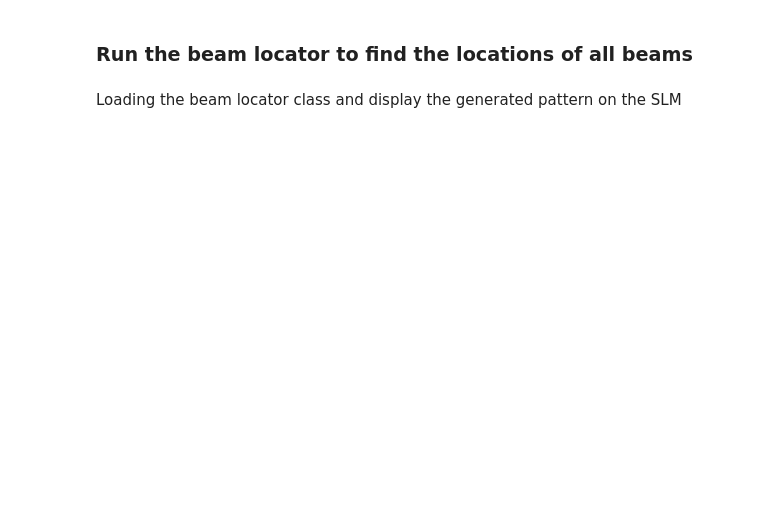
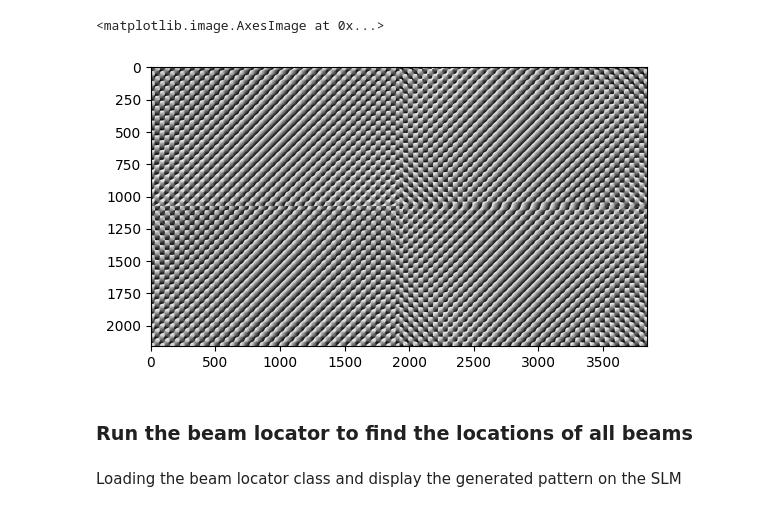
Before and after one commit to AndersonXu99/AONN, a Jupyter notebook: SLM Phase Pattern/test.ipynb, the cells around one changed output. Drawn from its saved outputs; the diff is of its cells as text; code cells hidden in the pictures; blank space fills up the shorter version.

```diff
--- a/SLM Phase Pattern/test.ipynb
+++ b/SLM Phase Pattern/test.ipynb
@@ -32,55 +48,77 @@ Background captured None
 # %%
 ### Initilization ###
+# for the light beams
 number_of_rows = 2
 number_of_columns = 2
+
+# for the phase pattern
+part_rows = 2
+part_columns = 2
+# to define a normal distribution of weights depending on the number of rows and columns
 # weight = np.ones(number_of_columns * number_of_rows) / (number_of_columns * number_of_rows)
+
+# since we are only using this part to get the LOCATION of the beams, we don't need to specify the weights
 weight = np.array([0.25, 0.25, 0.25, 0.25])
+
+# beam waist size
 w0 = 1
-interval = 200
-error_allowed = 0.01
-Dim = np.array([2, 2])
+
+# distances between each light beams
+interval = 100
+
+# the error allowed for which the algorithm to start saving the phase patterns
+# if the error is less than the error_allowed, the algorithm will save the phase pattern in the desired file location
+error_allowed = 0.12
+
+Dim = np.array([part_rows, part_columns])
 #####################
 
 # size_real = np.array([1920, 1080])
 # using the HOLOEYE GAEA-2, the resolution is 3840 x 2160
 size_real = np.array([3840, 2160])
 Overall_Pattern = np.zeros((2160, 3840), dtype=np.float64)
-
-error = 1
 
 size_real = size_real / Dim
 size_real = size_real.astype(int)
 temp = np.zeros(number_of_columns * number_of_rows)
 temp[:len(weight)] = weight
 weight_shaped = np.reshape(temp, (number_of_columns, number_of_rows))
 weight_shaped = np.flipud(weight_shaped)
 
 Pattern1 = np.zeros((2160, 3840), dtype=np.float64)
 
-for part in range(1, 5):
-    # since we are not improving, we are only iterating over this 2 times, first time to use the gsw_output function, and second time to use the gs_iteration_modified function
-    for iteration in range (0, 2):
+total_part_num = part_rows * part_columns
+
+for part in range(1, total_part_num + 1):
+    for iteration in range (0, 5):
+        # since there is no feedback in this part, the balance is set to 0
         balance = 0
         if iteration == 0:
             [Pattern_part, phi] = gsw_output(size_real, weight_shaped, interval, number_of_rows, number_of_columns, w0, 0)
             Pattern_last = phi
         else:
             [Pattern_part, phi] = gs_iteration_modified(size_real, weight_shaped, interval, Pattern_last, balance, w0)
             Pattern_last = phi
 
 
     x = int(Dim[0] - 1 - np.mod(part - 1, Dim[0]))
     y = int(np.floor((part - 1) / Dim[0]))
 
     start_x = x * size_real[0]
     end_x = (x+1) * size_real[0]
     start_y = y * size_real[1]
     end_y = (y+1) * size_real[1]
 
     Pattern1[start_y : end_y, start_x : end_x] = Pattern_part
 
 # divide each value in Pattern by 2 * pi
 Pattern1 = np.mod(Pattern1, 2 * np.pi)
+
+# displaying the phase pattern
+plt.imshow(Pattern1, cmap='gray')
+# %% [output]
+<matplotlib.image.AxesImage at 0x...>
+[figure, added]
 # %% [markdown]
 ### Run the beam locator to find the locations of all beams
 # %% [markdown]
```
Also changed, not shown: parts of 25 cells of this notebook, 1 other file.
